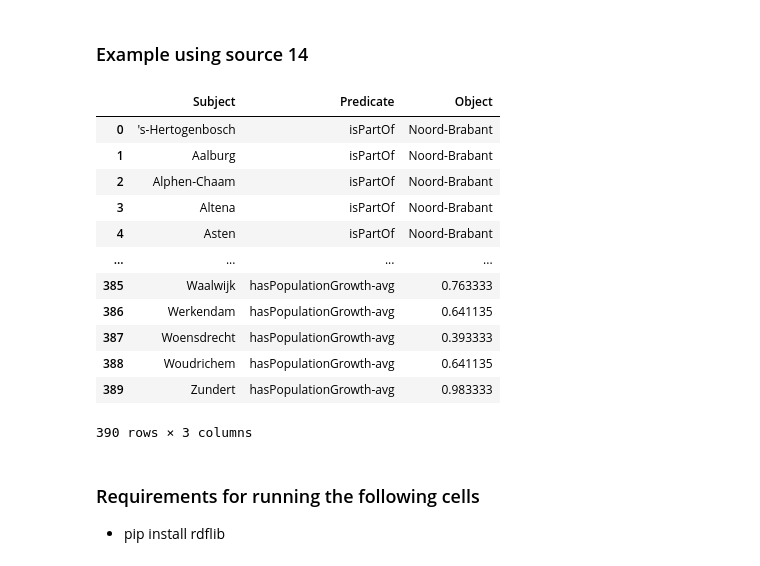
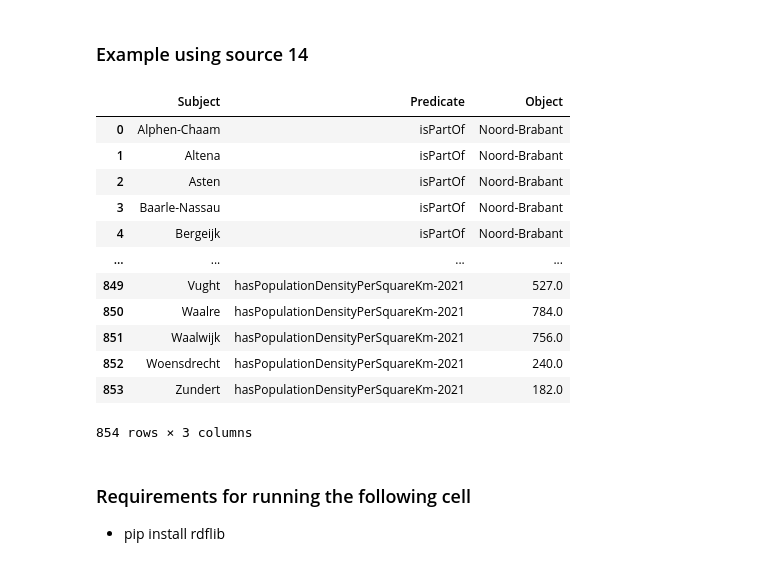
Before and after one commit to reikichan/2AMD20, a Jupyter notebook: preprocessing.ipynb, the cells around one changed output. Cells and saved outputs as stored; diff of their text form; code cells hidden in the pictures.

```diff
--- a/preprocessing.ipynb
+++ b/preprocessing.ipynb
@@ -100,7 +100,7 @@ source_1_wide_format = merged_source_1.rename(
     "Bevolking/Leeftijdsgroepen/15 tot 25 jaar (aantal)":"hasNumberOfPeopleInAgeGroup-15-25-2021", \
     "Bevolking/Leeftijdsgroepen/25 tot 45 jaar (aantal)":"hasNumberOfPeopleInAgeGroup-25-45-2021", \
     "Bevolking/Leeftijdsgroepen/45 tot 65 jaar (aantal)":"hasNumberOfPeopleInAgeGroup-45-65-2021", \
-    "Bevolking/Leeftijdsgroepen/65 jaar of ouder (aantal)":"hasNumberOfPeopleInAgeGroup-65+-2021", \
+    "Bevolking/Leeftijdsgroepen/65 jaar of ouder (aantal)":"hasNumberOfPeopleInAgeGroup-65-and-older-2021", \
     "Bevolking/Burgerlijke staat/Ongehuwd (aantal)":"hasNumberOfUnmarried-2021", \
     "Bevolking/Burgerlijke staat/Gehuwd (aantal)":"hasNumberOfMarried-2021", \
     "Bevolking/Burgerlijke staat/Gescheiden (aantal)":"hasNumberOfDivorced-2021", \
@@ -888,24 +889,24 @@ KE_TABLE
 ### Example using source 14
 # %%
 # get a subset of the triples
-test = merged_source_14[merged_source_14['isPartOf']=='Noord-Brabant']
-test = test.melt(id_vars=['Municipality'], var_name='Predicate', value_name='Object')
+test = source_1_wide_format[source_1_wide_format['isPartOf']=='Noord-Brabant']
+test = test.melt(id_vars=['Subject'], var_name='Predicate', value_name='Object')
 test.rename(columns={"Municipality": "Subject"}, inplace = True)
 test
 # %% [output]
 |  | Subject | Predicate | Object |
-| 0 | 's-Hertogenbosch | isPartOf | Noord-Brabant |
-| 1 | Aalburg | isPartOf | Noord-Brabant |
-| 2 | Alphen-Chaam | isPartOf | Noord-Brabant |
-| 3 | Altena | isPartOf | Noord-Brabant |
-| 4 | Asten | isPartOf | Noord-Brabant |
+| 0 | Alphen-Chaam | isPartOf | Noord-Brabant |
+| 1 | Altena | isPartOf | Noord-Brabant |
+| 2 | Asten | isPartOf | Noord-Brabant |
+| 3 | Baarle-Nassau | isPartOf | Noord-Brabant |
+| 4 | Bergeijk | isPartOf | Noord-Brabant |
 | ... | ... | ... | ... |
-| 385 | Waalwijk | hasPopulationGrowth-avg | 0.763333 |
-| 386 | Werkendam | hasPopulationGrowth-avg | 0.641135 |
-| 387 | Woensdrecht | hasPopulationGrowth-avg | 0.393333 |
-| 388 | Woudrichem | hasPopulationGrowth-avg | 0.641135 |
-| 389 | Zundert | hasPopulationGrowth-avg | 0.983333 |
+| 849 | Vught | hasPopulationDensityPerSquareKm-2021 | 527.0 |
+| 850 | Waalre | hasPopulationDensityPerSquareKm-2021 | 784.0 |
+| 851 | Waalwijk | hasPopulationDensityPerSquareKm-2021 | 756.0 |
+| 852 | Woensdrecht | hasPopulationDensityPerSquareKm-2021 | 240.0 |
+| 853 | Zundert | hasPopulationDensityPerSquareKm-2021 | 182.0 |
-390 rows × 3 columns
+854 rows × 3 columns
 # %%
 # remove all problematic characters
 test['Object'] = test['Object'].astype(str)
@@ -915,7 +916,7 @@ test['Subject'] = test['Subject'].str.replace("'","")
 test['Subject'] = test['Subject'].str.replace("(","")
 test['Subject'] = test['Subject'].str.replace(")","")
 # %% [markdown]
-### Requirements for running the following cells
+### Requirements for running the following cell
 - pip install rdflib
 # %%
 # obtain RDF data
```
Also changed, not shown: parts of 12 cells of this notebook.
